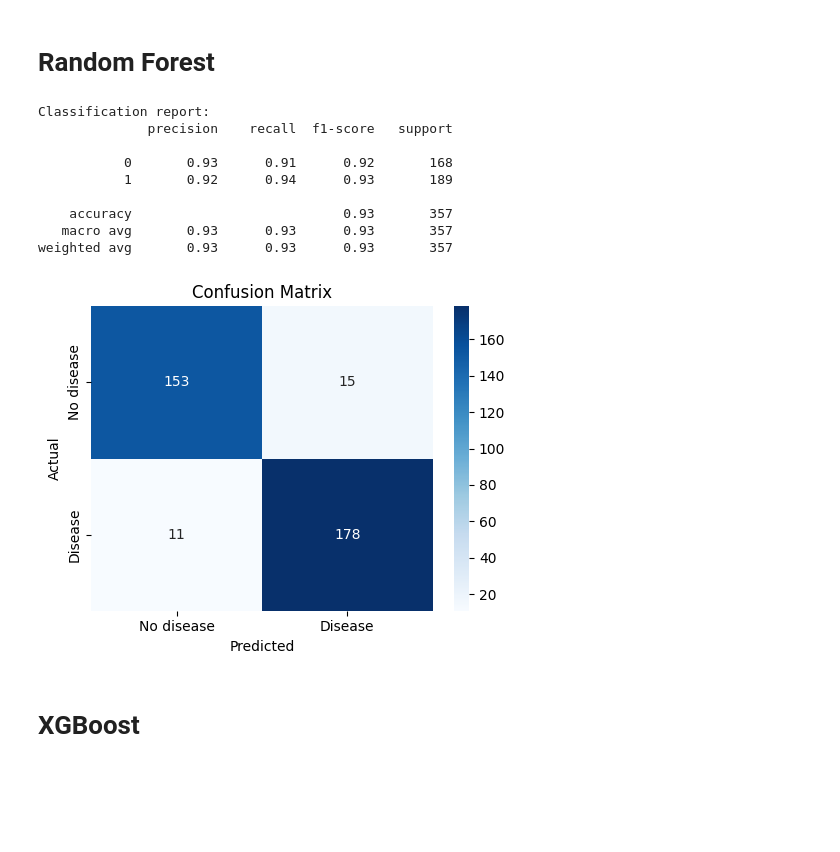
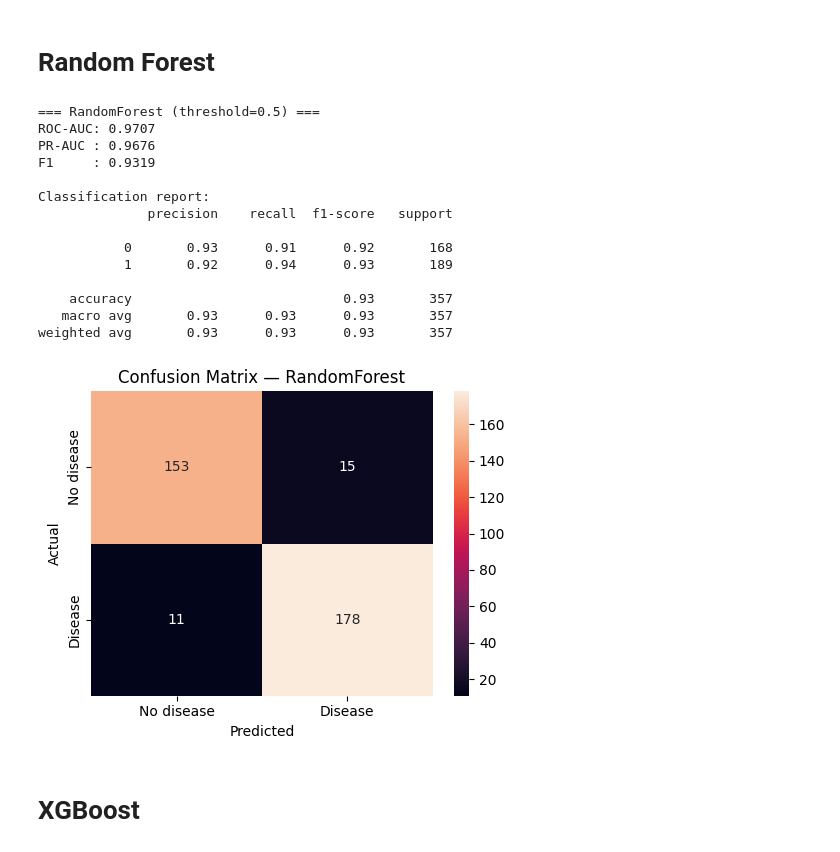
Before and after one commit to DimaFendrikov/Heart-Disease-Prediction, a Jupyter notebook: project_heart_disease.ipynb, the cells around one changed output. Saved outputs shown, nothing was run; the diff lists cells and outputs as text; code cells hidden in the pictures; blank space fills up the shorter version.

```diff
--- a/project_heart_disease.ipynb
+++ b/project_heart_disease.ipynb
@@ -451,14 +467,20 @@ def train_and_evaluate(model, model_name: str):
     proba = pipe.predict_proba(X_test)[:, 1]
     pred = (proba >= 0.5).astype(int)
 
+    print(f"\n=== {model_name} (threshold=0.5) ===")
+    print(f"ROC-AUC: {roc_auc_score(y_test, proba):.4f}")
+    print(f"PR-AUC : {average_precision_score(y_test, proba):.4f}")
+    print(f"F1     : {f1_score(y_test, pred):.4f}")
+
     print("\nClassification report:")
     print(classification_report(y_test, pred))
 
     cm = confusion_matrix(y_test, pred)
     plt.figure(figsize=(5, 4))
-    sns.heatmap(cm, annot=True, fmt='d', cmap='Blues',
-                xticklabels=['No disease', 'Disease'], yticklabels=['No disease', 'Disease'])
-    plt.title("Confusion Matrix")
+    sns.heatmap(cm, annot=True, fmt="d",
+                xticklabels=["No disease", "Disease"],
+                yticklabels=["No disease", "Disease"])
+    plt.title(f"Confusion Matrix — {model_name}")
     plt.xlabel("Predicted")
     plt.ylabel("Actual")
     plt.tight_layout()
@@ -487,25 +514,30 @@ weighted avg       0.87      0.87      0.87       357
 # %%
 rf = RandomForestClassifier(
     n_estimators=1600,
-    max_depth=20,
+    max_depth=18,
     class_weight="balanced",
     random_state=42,
     n_jobs=-1,
     max_features='log2'
 )
 
 rf_pipe, rf_proba, rf_pred = train_and_evaluate(rf, "RandomForest")
 # %% [output]
+=== RandomForest (threshold=0.5) ===
+ROC-AUC: 0.9707
+PR-AUC : 0.9676
+F1     : 0.9319
+
 Classification report:
               precision    recall  f1-score   support
 
            0       0.93      0.91      0.92       168
            1       0.92      0.94      0.93       189
 
     accuracy                           0.93       357
    macro avg       0.93      0.93      0.93       357
 weighted avg       0.93      0.93      0.93       357
-[figure, old version]
+[figure, new version]
 # %% [markdown]
 # XGBoost
 # %%
```
Also changed, not shown: parts of 10 cells of this notebook, 1 other file.
